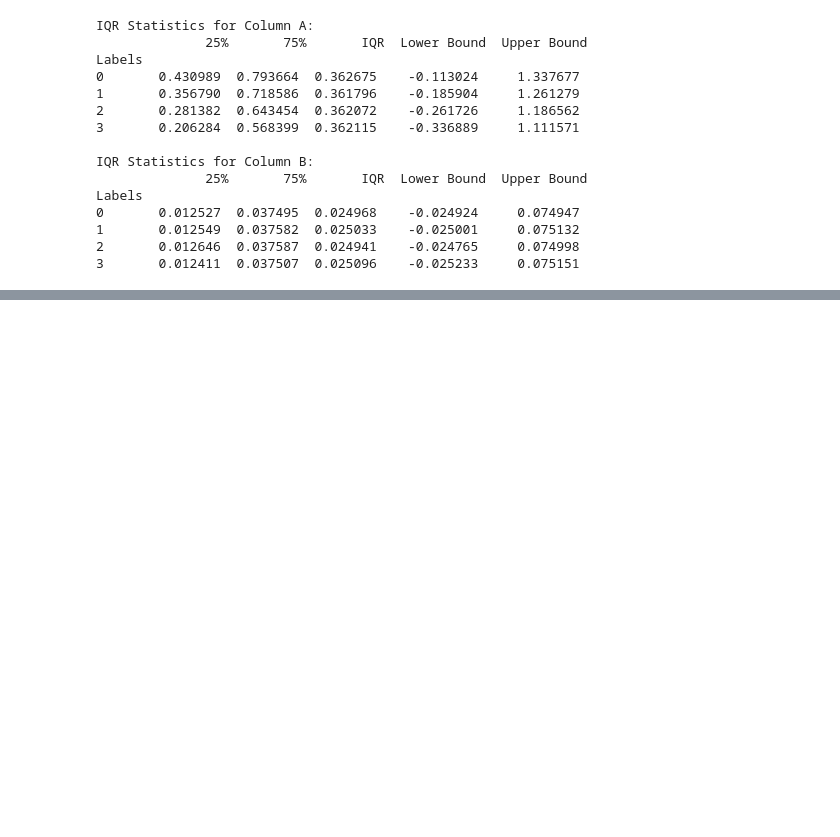
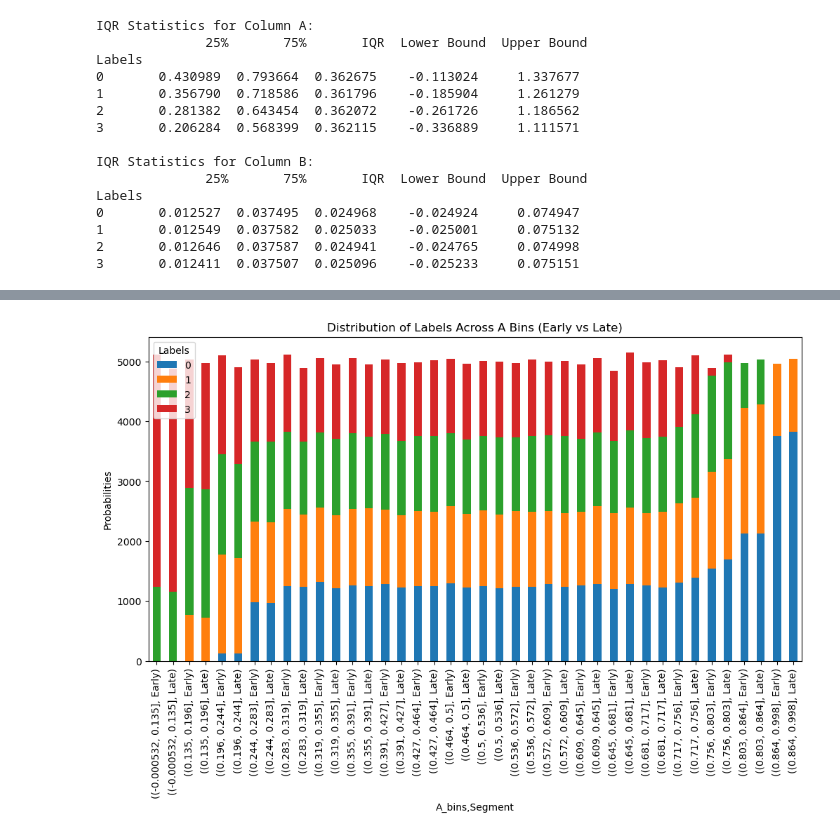
Before and after one commit to AlbertHakobyan2/DataViz_pattern, a Jupyter notebook: Data_pattern.ipynb, the cells around one changed output, grey strips where cells are left out. Drawn from its saved outputs; the diff is of its cells as text; code cells hidden in the pictures; blank space fills up the shorter version.

```diff
--- a/Data_pattern.ipynb
+++ b/Data_pattern.ipynb
@@ -260,0 +260,10 @@ Name: B, dtype: int64
+# %%
+excel["A_bins"] = pd.qcut(excel["A"], q=20) #
+label_drift = excel.groupby(["A_bins", "Segment"])["Labels"].value_counts().unstack()
+
+label_drift.plot(kind="bar", stacked=True, figsize=(12, 6))
+plt.title("Distribution of Labels Across A Bins (Early vs Late)")
+plt.ylabel("Probabilities")
+plt.show()
+# %% [output]
+[figure, added]
```
Also changed, not shown: parts of 6 cells of this notebook.
